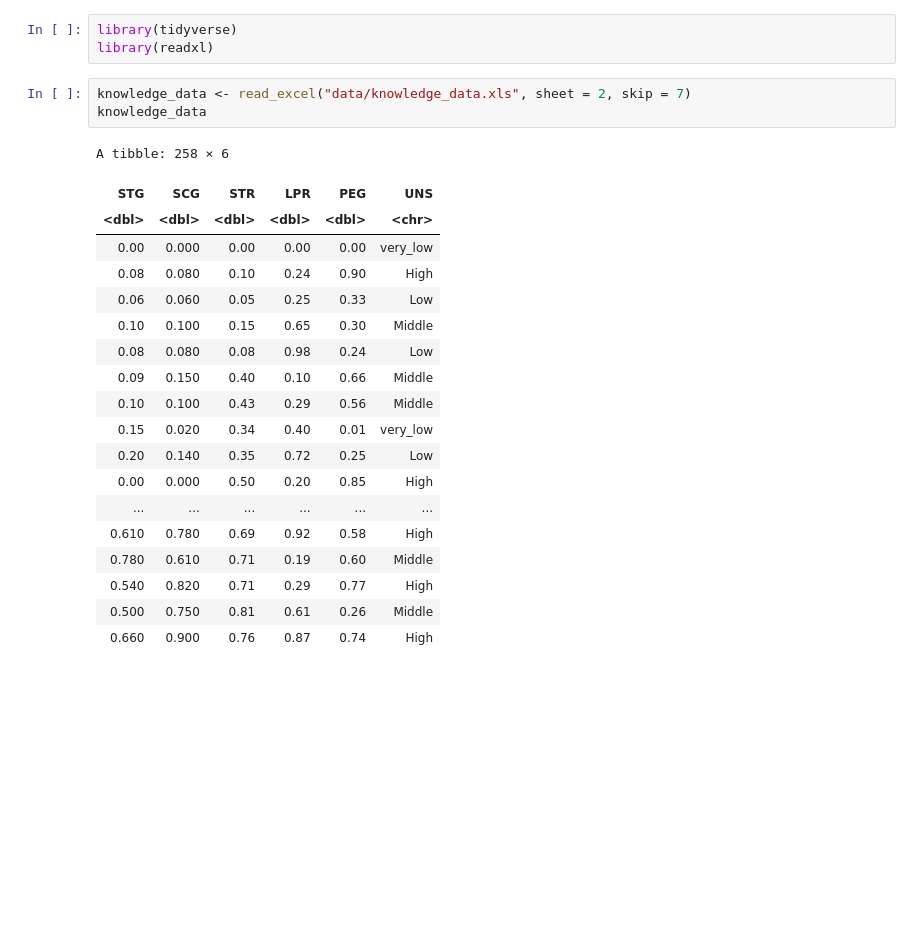
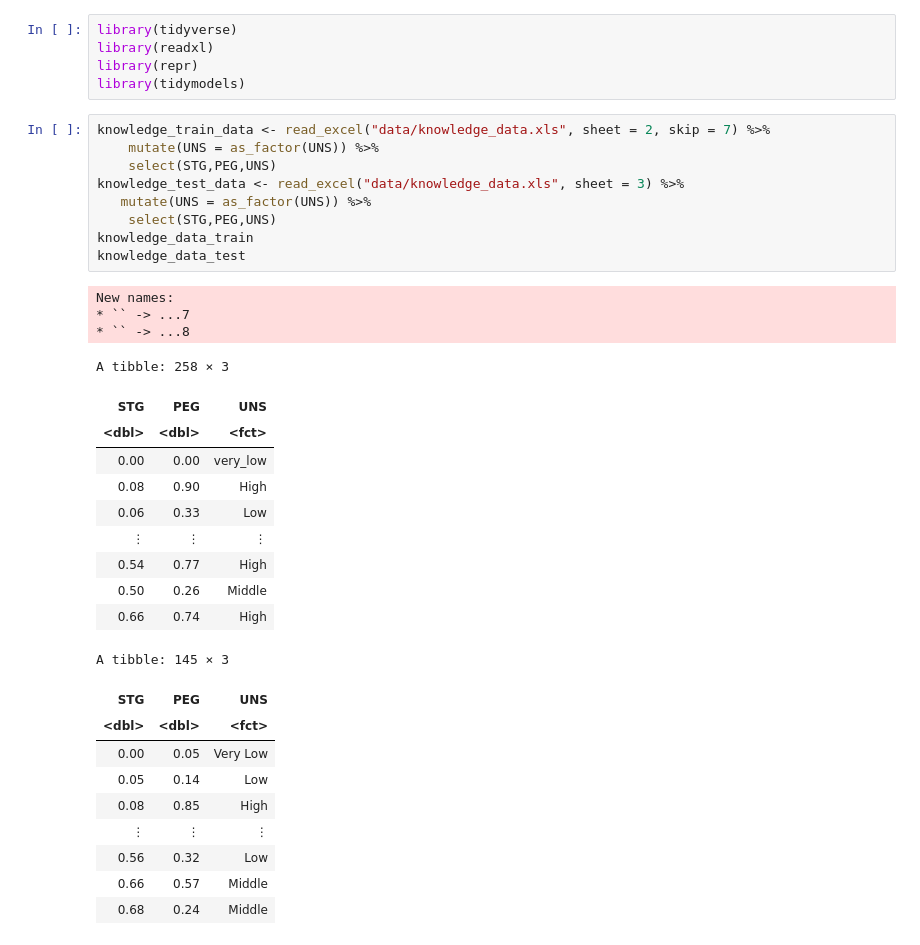
Before and after one commit to sidahuja1/dsci100_group7, a Jupyter notebook: Untitled.ipynb, the cells around one changed output. Saved outputs shown, nothing was run; the diff lists cells and outputs as text; blank space fills up the shorter version.

```diff
--- a/Untitled.ipynb
+++ b/Untitled.ipynb
@@ -1,26 +1,38 @@
 # %%
 library(tidyverse)
 library(readxl)
+library(repr)
+library(tidymodels)
-# %%
-knowledge_data <- read_excel("data/knowledge_data.xls", sheet = 2, skip = 7)
-knowledge_data
-# %% [output]
-A tibble: 258 × 6
-| STG | SCG | STR | LPR | PEG | UNS |
-| <dbl> | <dbl> | <dbl> | <dbl> | <dbl> | <chr> |
-| 0.00 | 0.000 | 0.00 | 0.00 | 0.00 | very_low |
-| 0.08 | 0.080 | 0.10 | 0.24 | 0.90 | High |
-| 0.06 | 0.060 | 0.05 | 0.25 | 0.33 | Low |
-| 0.10 | 0.100 | 0.15 | 0.65 | 0.30 | Middle |
-| 0.08 | 0.080 | 0.08 | 0.98 | 0.24 | Low |
-| 0.09 | 0.150 | 0.40 | 0.10 | 0.66 | Middle |
-| 0.10 | 0.100 | 0.43 | 0.29 | 0.56 | Middle |
-| 0.15 | 0.020 | 0.34 | 0.40 | 0.01 | very_low |
-| 0.20 | 0.140 | 0.35 | 0.72 | 0.25 | Low |
-| 0.00 | 0.000 | 0.50 | 0.20 | 0.85 | High |
-| ... | ... | ... | ... | ... | ... |
-| 0.610 | 0.780 | 0.69 | 0.92 | 0.58 | High |
-| 0.780 | 0.610 | 0.71 | 0.19 | 0.60 | Middle |
-| 0.540 | 0.820 | 0.71 | 0.29 | 0.77 | High |
-| 0.500 | 0.750 | 0.81 | 0.61 | 0.26 | Middle |
-| 0.660 | 0.900 | 0.76 | 0.87 | 0.74 | High |
+# %%
+knowledge_train_data <- read_excel("data/knowledge_data.xls", sheet = 2, skip = 7) %>%
+    mutate(UNS = as_factor(UNS)) %>%
+    select(STG,PEG,UNS)
+knowledge_test_data <- read_excel("data/knowledge_data.xls", sheet = 3) %>%
+   mutate(UNS = as_factor(UNS)) %>%
+    select(STG,PEG,UNS)
+knowledge_data_train
+knowledge_data_test
+# %% [output]
+New names:
+* `` -> ...7
+* `` -> ...8
+A tibble: 258 × 3
+| STG | PEG | UNS |
+| <dbl> | <dbl> | <fct> |
+| 0.00 | 0.00 | very_low |
+| 0.08 | 0.90 | High |
+| 0.06 | 0.33 | Low |
+| ⋮ | ⋮ | ⋮ |
+| 0.54 | 0.77 | High |
+| 0.50 | 0.26 | Middle |
+| 0.66 | 0.74 | High |
+A tibble: 145 × 3
+| STG | PEG | UNS |
+| <dbl> | <dbl> | <fct> |
+| 0.00 | 0.05 | Very Low |
+| 0.05 | 0.14 | Low |
+| 0.08 | 0.85 | High |
+| ⋮ | ⋮ | ⋮ |
+| 0.56 | 0.32 | Low |
+| 0.66 | 0.57 | Middle |
+| 0.68 | 0.24 | Middle |
```
Also changed, not shown: parts of 2 cells of this notebook.
